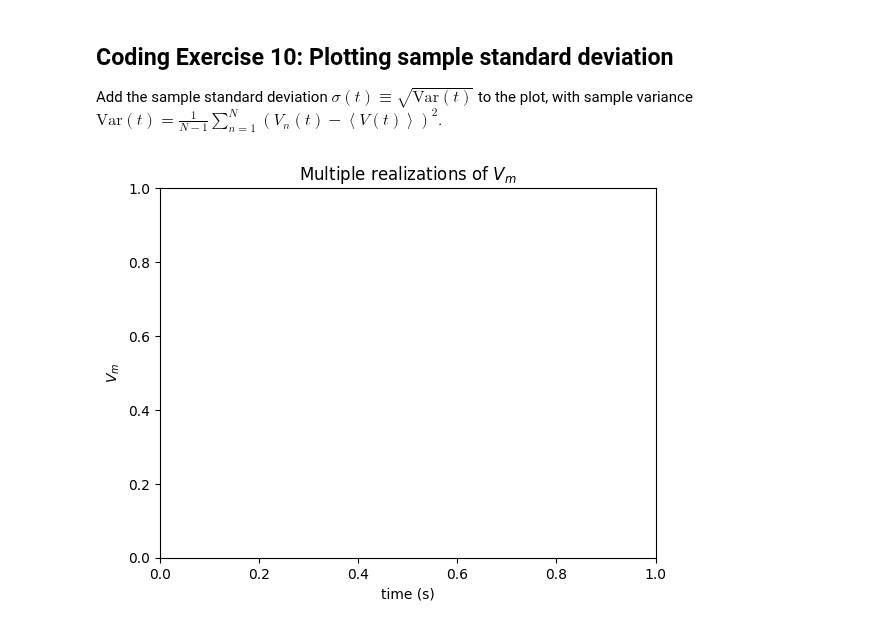
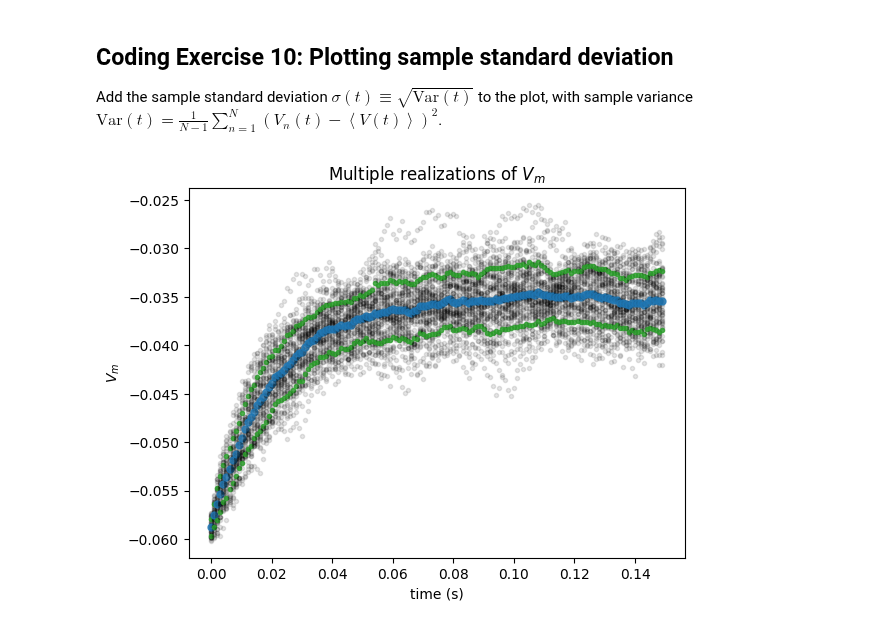
Before and after one commit to ivonnerubio/Neuromatch-Academy-Computational-Neuroscience, a Jupyter notebook: pythonWorkshop1.ipynb, the cells around one changed output. Drawn from its saved outputs; the diff is of its cells as text; code cells hidden in the pictures.

Commit message:
adding mean + - variance

```diff
--- a/pythonWorkshop1.ipynb
+++ b/pythonWorkshop1.ipynb
@@ -362,32 +362,50 @@ n = 50
 v_n = [el] * n
 
 # Initialize the figure
 plt.figure()
 plt.title('Multiple realizations of $V_m$')
 plt.xlabel('time (s)')
 plt.ylabel('$V_m$')
 
 # Loop for step_end steps
 for step in range(step_end):
     # Compute value of t
     t = step * dt
 
     # Loop for n simulations
     for j in range(0,n):
 
         # Compute value of i at this time step
         i = i_mean * (1 + 0.1*(np.sqrt(t_max/dt))* (2 * np.random.random() -1))
 
         # Compute value of v for this simulation
         v_n[j] = v_n[j] + (dt/tau) * (el - v_n[j] + r * i)
 
     # Compute sample mean
     v_mean = sum(v_n) / n
 
     # Initialize a list `v_var_n` with the contribution of each V_n(t) to
     # Var(t) with a list comprehension over values of v_n
-    v_var_n = [(v - v_mean) ** 2 for v in v_n]
+    v_var_n = [(v - v_mean)** 2 for v in v_n]
 
     # Compute sample variance v_var by summing the values of v_var_n with sum and dividing by n-1
+    v_var = sum(v_var_n) / (n-1)
+
+    # Compute the standard deviation v_std with the function np.sqrt
+    v_std = np.sqrt(v_var)
+
+    # Plot simulations
+    plt.plot(n*[t], v_n, 'k.', alpha=0.1)
+
+    # Plot sample mean using alpha=0.8 and'C0.' for blue
+    plt.plot(t,v_mean, 'C0.', alpha=0.8, markersize =10)
+
+    # Plot mean + standard deviation with alpha=0.8 and argument 'C7'
+    plt.plot(t, v_mean+v_std,'C2.',alpha=0.8)
+
+    # Plot mean - standard deviation with alpha=0.8 and argument 'C7'
+    plt.plot(t, v_mean-v_std,'C2.', alpha=0.8)
+
+plt.show()
 # %% [output]
-[figure, old version]
+[figure, new version]
```
